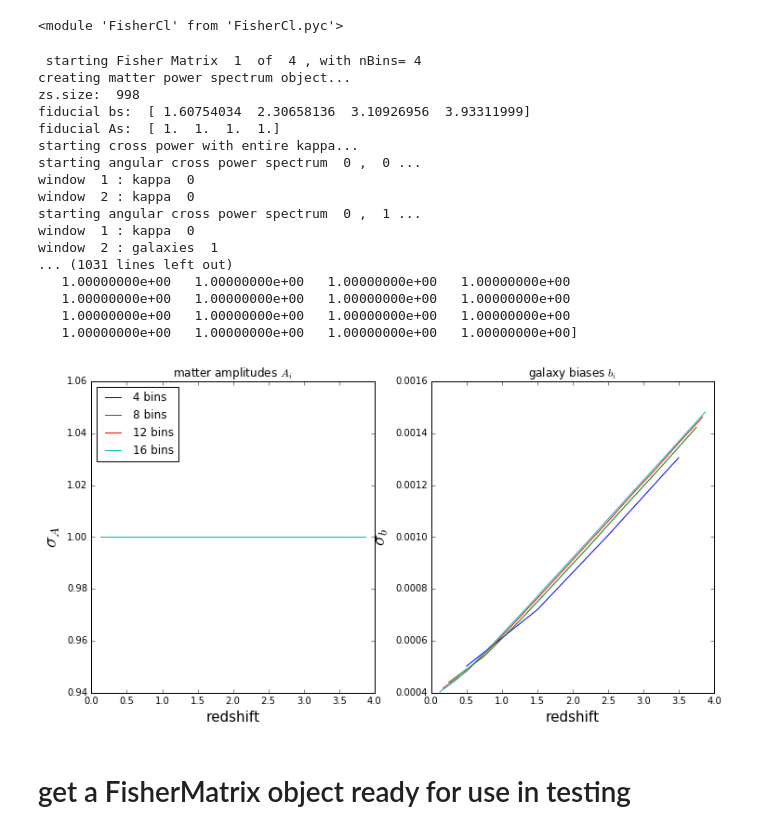
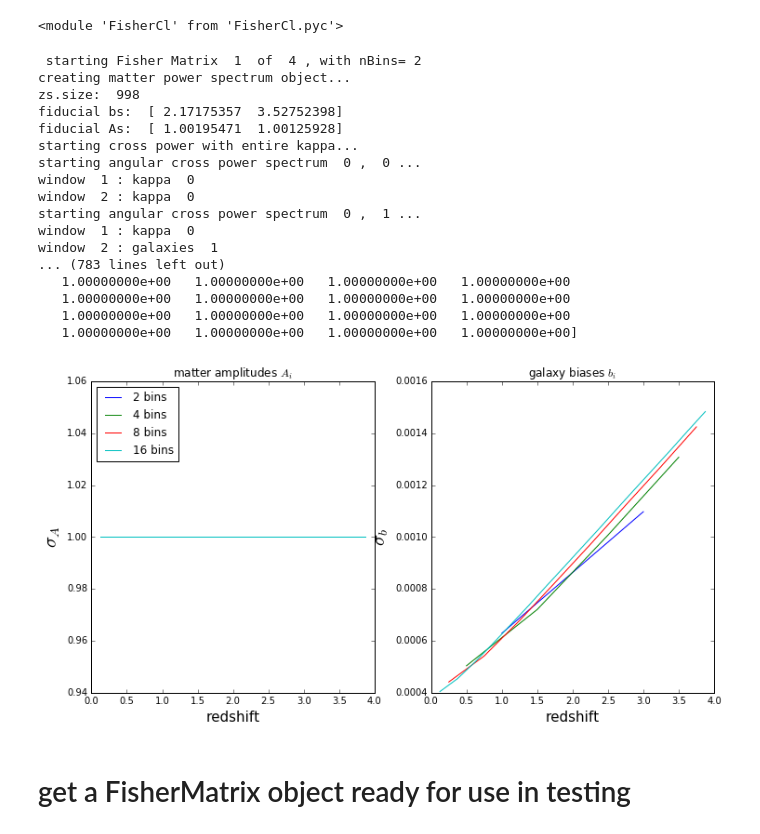
Before and after one commit to RIKnight/Fisher-Forecasting, a Jupyter notebook: plots for comparison.ipynb, the cells around one changed output. Saved outputs shown, nothing was run; the diff lists cells and outputs as text; code cells hidden in the pictures.

```diff
--- a/plots for comparison.ipynb
+++ b/plots for comparison.ipynb
@@ -98,29 +107,28 @@ reload(fcl)
 # %% [output]
 <module 'FisherCl' from 'FisherCl.pyc'>
 # %%
-# with doNorm = False, useWk = True in winGalaxies (need to reload fcl.cp to change)
-reload(fcl.cp)
+4. # with doNorm = False, useWk = True in winGalaxies
 # now with noAs
-fcl.plotSigmasByNBins(zmax=4,noAs=True)
+eigs4,fidAs4,fidBs4,sigmasA4,sigmasB4 = fcl.plotSigmasByNBins(zmax=4,noAs=True,doNorm=False,useWk=True)
 # %% [output]
- starting Fisher Matrix  1  of  4 , with nBins= 4
+ starting Fisher Matrix  1  of  4 , with nBins= 2
 creating matter power spectrum object...
 zs.size:  998
-fiducial bs:  [ 1.60754034  2.30658136  3.10926956  3.93311999]
-fiducial As:  [ 1.  1.  1.  1.]
+fiducial bs:  [ 2.17175357  3.52752398]
+fiducial As:  [ 1.00195471  1.00125928]
 starting cross power with entire kappa...
 starting angular cross power spectrum  0 ,  0 ...
 window  1 : kappa  0
 window  2 : kappa  0
 starting angular cross power spectrum  0 ,  1 ...
 window  1 : kappa  0
 window  2 : galaxies  1
-... (1031 lines left out)
+... (783 lines left out)
    1.00000000e+00   1.00000000e+00   1.00000000e+00   1.00000000e+00
    1.00000000e+00   1.00000000e+00   1.00000000e+00   1.00000000e+00
    1.00000000e+00   1.00000000e+00   1.00000000e+00   1.00000000e+00
    1.00000000e+00   1.00000000e+00   1.00000000e+00   1.00000000e+00]
-[figure, old version]
+[figure, new version]
 # %% [markdown]
 # get a FisherMatrix object ready for use in testing
 # %%
```
Also changed, not shown: parts of 32 cells of this notebook, 6 other files.
